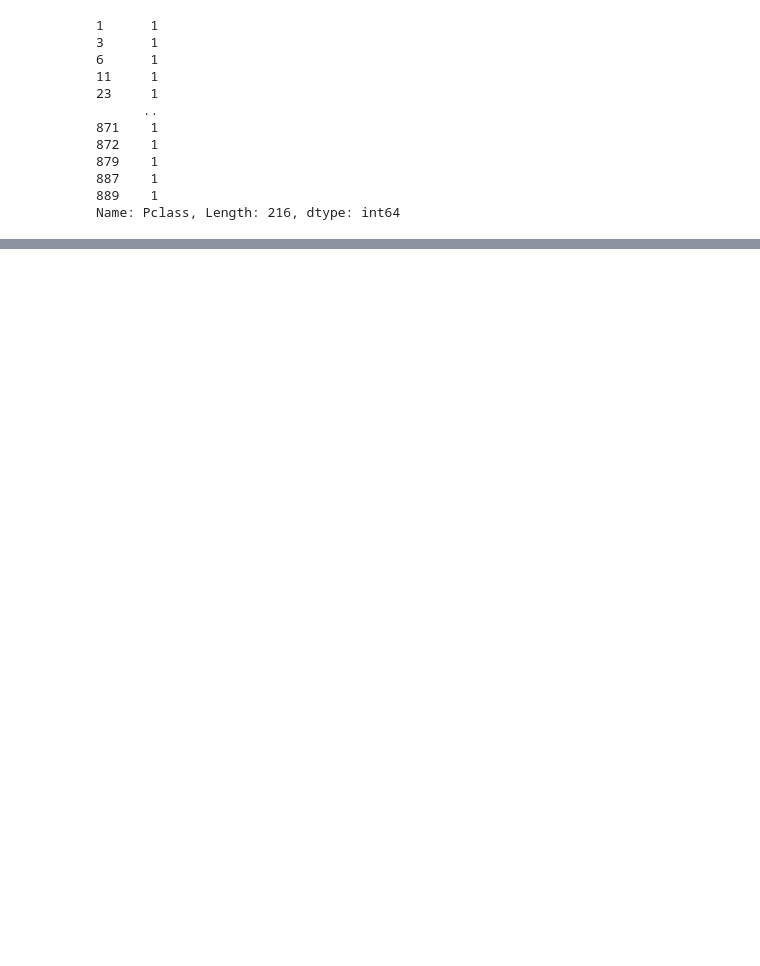
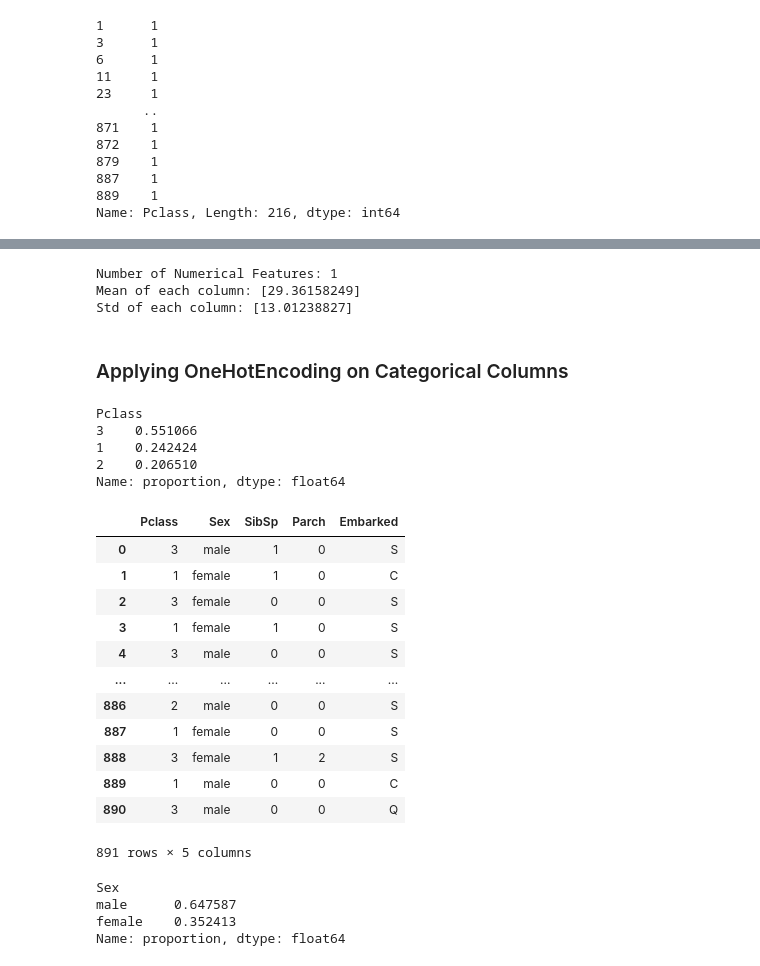
Before and after one commit to viz-graffito/Titanic-Death-Predictor, a Jupyter notebook: main.ipynb, the cells around one changed output, grey strips where cells are left out. Cells and saved outputs as stored; diff of their text form; code cells hidden in the pictures; blank space fills up the shorter version.

```diff
--- a/main.ipynb
+++ b/main.ipynb
@@ -512,0 +562,5 @@ df.Fare.min()
+# %%
+# dropping ID, name, ticket, fare and cabin column
+
+columns_to_drop = ['PassengerId', 'Name','Ticket','Fare','Cabin']
+df = df.drop(columns=columns_to_drop)
@@ -512,0 +593,3 @@ df.Fare.min()
+# %%
+X_train = df[['Pclass','Sex', 'Age','SibSp','Parch','Embarked']]
+y_train = df['Survived']
@@ -512,0 +632,4 @@ df.Fare.min()
+# %%
+X_train_cat = X_train.select_dtypes(include=['object', 'int'])
+
+X_train_cat.shape
@@ -512,0 +681,41 @@ df.Fare.min()
+# %%
+print("Number of Numerical Features:", scaler.n_features_in_)
+print("Mean of each column:", scaler.mean_)
+print("Std of each column:", np.sqrt(scaler.var_))
+# %% [output]
+Number of Numerical Features: 1
+Mean of each column: [29.36158249]
+Std of each column: [13.01238827]
+# %% [markdown]
+### Applying OneHotEncoding on Categorical Columns
+# %%
+X_train_cat['Pclass'].value_counts(normalize=True)
+# %% [output]
+Pclass
+3    0.551066
+1    0.242424
+2    0.206510
+Name: proportion, dtype: float64
+# %%
+X_train_cat
+# %% [output]
+|  | Pclass | Sex | SibSp | Parch | Embarked |
+| 0 | 3 | male | 1 | 0 | S |
+| 1 | 1 | female | 1 | 0 | C |
+| 2 | 3 | female | 0 | 0 | S |
+| 3 | 1 | female | 1 | 0 | S |
+| 4 | 3 | male | 0 | 0 | S |
+| ... | ... | ... | ... | ... | ... |
+| 886 | 2 | male | 0 | 0 | S |
+| 887 | 1 | female | 0 | 0 | S |
+| 888 | 3 | female | 1 | 2 | S |
+| 889 | 1 | male | 0 | 0 | C |
+| 890 | 3 | male | 0 | 0 | Q |
+891 rows × 5 columns
+# %%
+X_train_cat['Sex'].value_counts(normalize=True)
+# %% [output]
+Sex
+male      0.647587
+female    0.352413
+Name: proportion, dtype: float64
```
Also changed, not shown: parts of 64 cells of this notebook.
